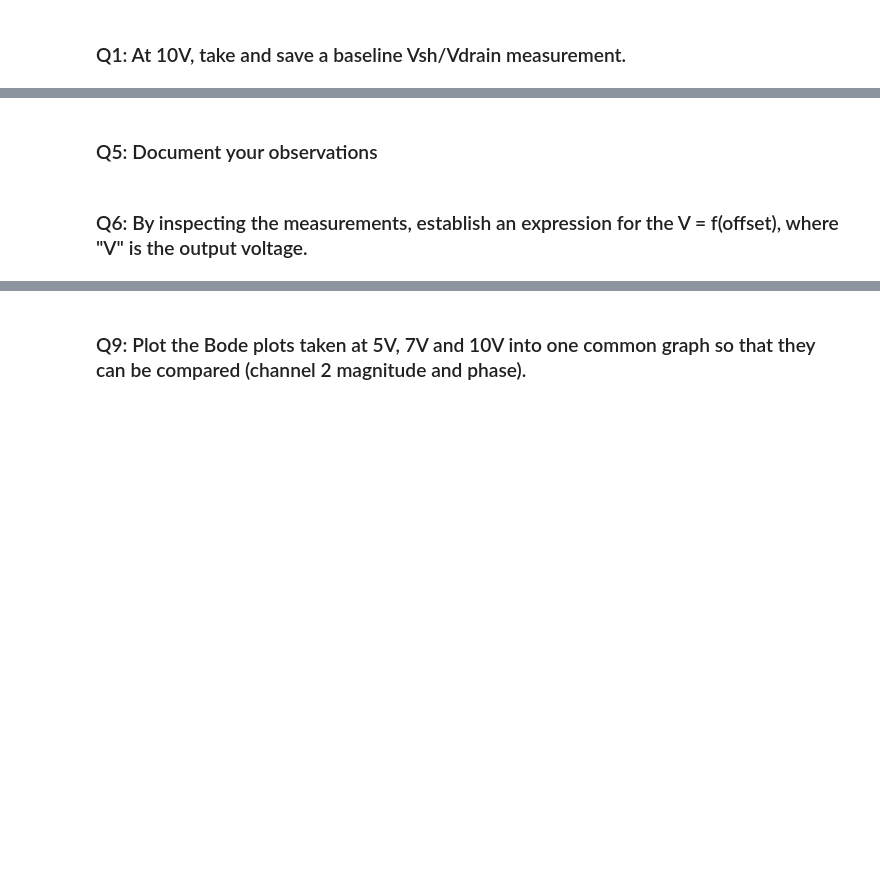
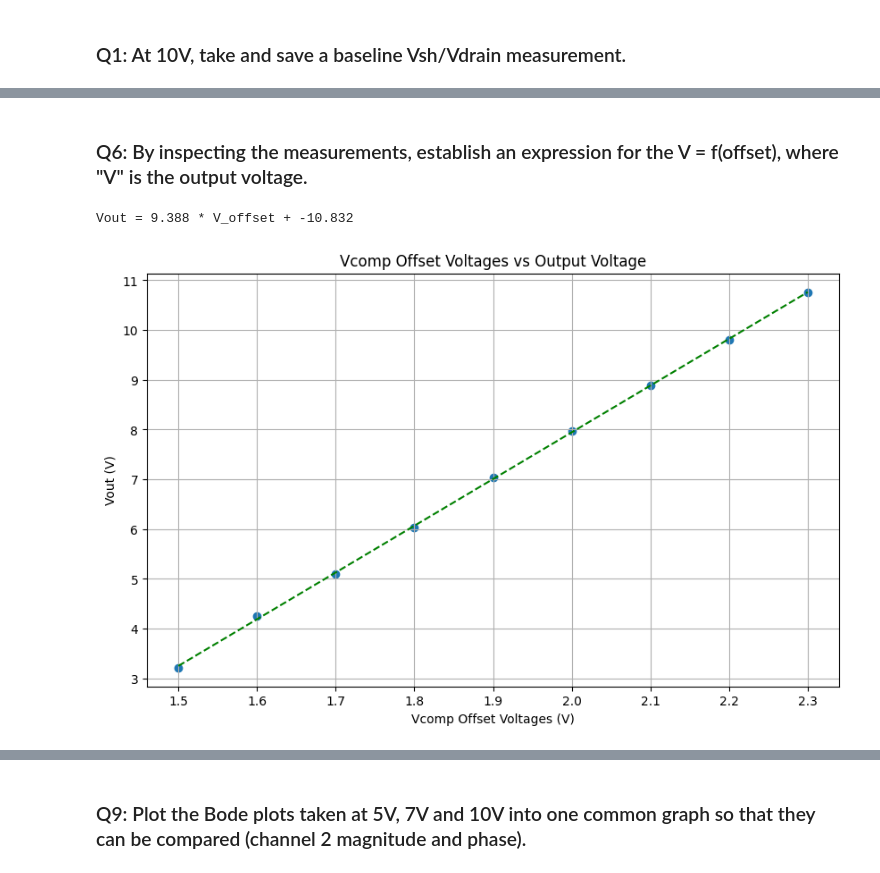
Before and after one commit to amandalchang/power-e, a Jupyter notebook: lab9/lab9.ipynb, the cells around one changed output, grey strips where cells are left out. Cells and saved outputs as stored; diff of their text form; code cells hidden in the pictures; blank space fills up the shorter version.

```diff
--- a/lab9/lab9.ipynb
+++ b/lab9/lab9.ipynb
@@ -246,5 +300,20 @@ plot_bode('2_3_V_10V', title="Bode Plot: Execution 2.3V 10V")
-# %% [markdown]
-### Q5: Document your observations
 # %% [markdown]
 ### Q6: By inspecting the measurements, establish an expression for the V = f(offset), where "V" is the output voltage.
+# %%
+dc_ipk = [x / 0.05 for x in peaks]
+
+m2, b2 = np.polyfit(v_comp_offset, vout, 1)
+print(f"Vout = {m2:0.3f} * V_offset + {b2:0.3f}")
+
+plt.figure(figsize=(10, 6))
+plt.xlabel("Vcomp Offset Voltages (V)")
+plt.ylabel("Vout (V)")
+plt.title("Vcomp Offset Voltages vs Output Voltage")
+plt.scatter(v_comp_offset, vout)
+plt.plot(v_comp_offset, np.array(v_comp_offset) * m2 + b2, color='green', linestyle="--")
+plt.grid(True)
+plt.show()
+# %% [output]
+Vout = 9.388 * V_offset + -10.832
+[figure, added]
 # %% [markdown]
```
Also changed, not shown: parts of 25 cells of this notebook, 8 other files.
